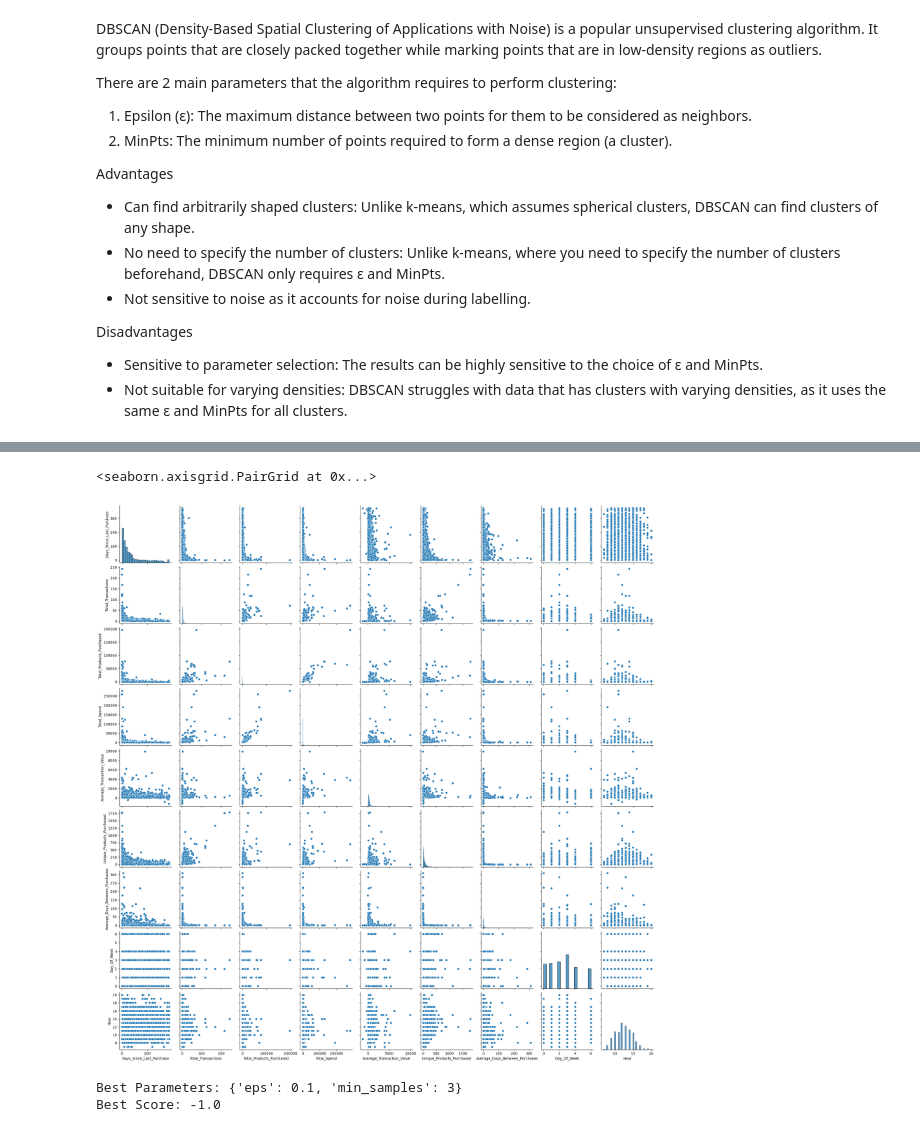
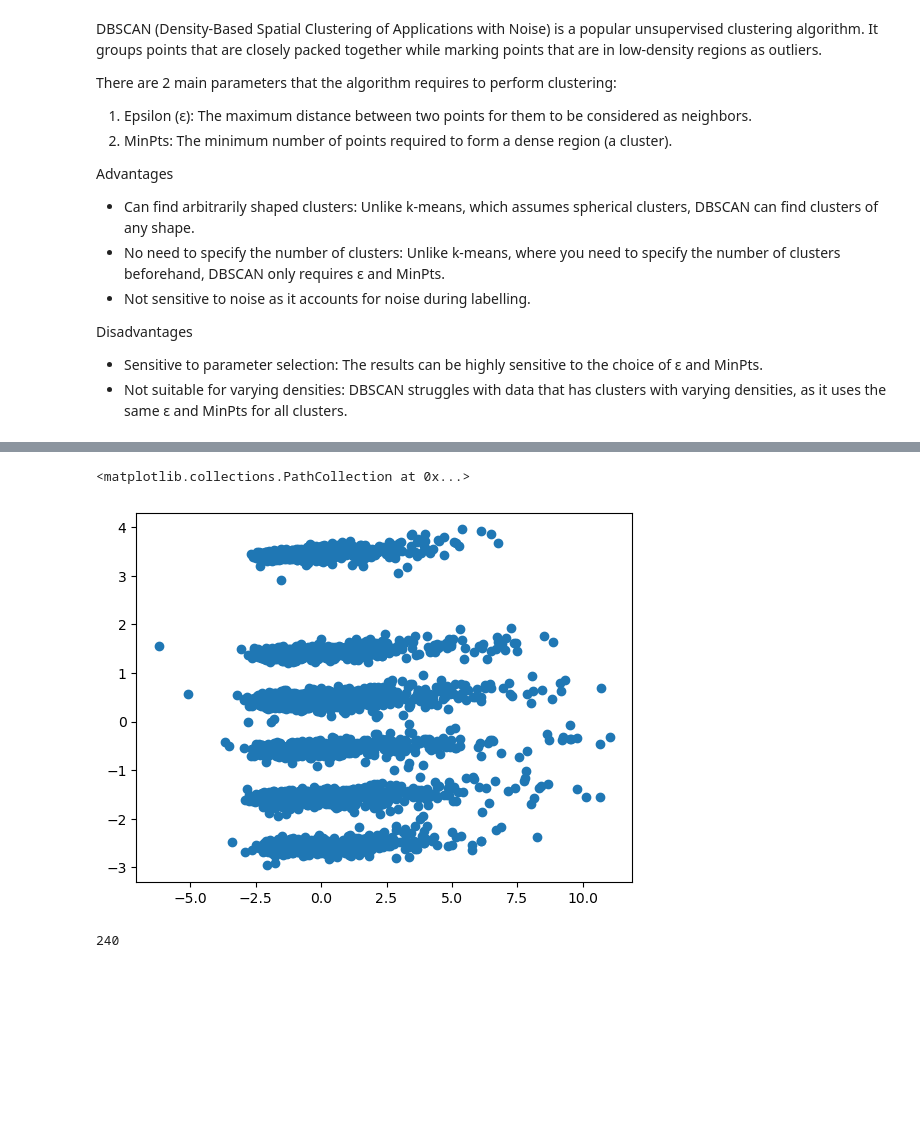
Before and after one commit to spartny/customer-segmentation, a Jupyter notebook: DBSCAN.ipynb, the cells around one changed output, grey strips where cells are left out. Cells and saved outputs as stored; diff of their text form; code cells hidden in the pictures; blank space fills up the shorter version.

```diff
--- a/DBSCAN.ipynb
+++ b/DBSCAN.ipynb
@@ -60,32 +48,0 @@ df.describe().T
-# %%
-sns.pairplot(df)
-# %% [output]
-<seaborn.axisgrid.PairGrid at 0x...>
-[figure, removed]
-# %%
-# Find the optimal values of eps and min_samples using GridSearchCV
-param_grid = {
-    'eps': np.arange(0.1, 5, 0.1),
-    'min_samples': range(3, 15)
-}
-
-
-# Custom scorer function
-def silhouette_scorer(estimator, X):
-    labels = estimator.fit(X).labels_
-    # Check if the number of clusters is more than 1
-    if len(set(labels)) > 1:
-        return silhouette_score(X, labels)
-    else:
-        return -1  # Return a low score if clustering fails (i.e., all points in one cluster or all are noise)
-
-# Perform grid search
-grid_search = GridSearchCV(DBSCAN(), param_grid, scoring=silhouette_scorer)
-grid_search.fit(df)
-
-# Best parameters
-print(f"Best Parameters: {grid_search.best_params_}")
-print(f"Best Score: {grid_search.best_score_}")
-# %% [output]
-Best Parameters: {'eps': 0.1, 'min_samples': 3}
-Best Score: -1.0
@@ -95,0 +49,14 @@ labels = clustering.labels_
+# %%
+plt.scatter(df['PC1'], df['PC2'])
+# %% [output]
+<matplotlib.collections.PathCollection at 0x...>
+[figure, added]
+# %%
+epsilon = np.linspace(0.01, 1, 20)
+min_samples = np.arange(2, 25, 2)
+
+combinations = list(itertools.product(epsilon, min_samples))
+N = len(combinations)
+N
+# %% [output]
+240
```
Also changed, not shown: parts of 12 cells of this notebook, 2 other files.
